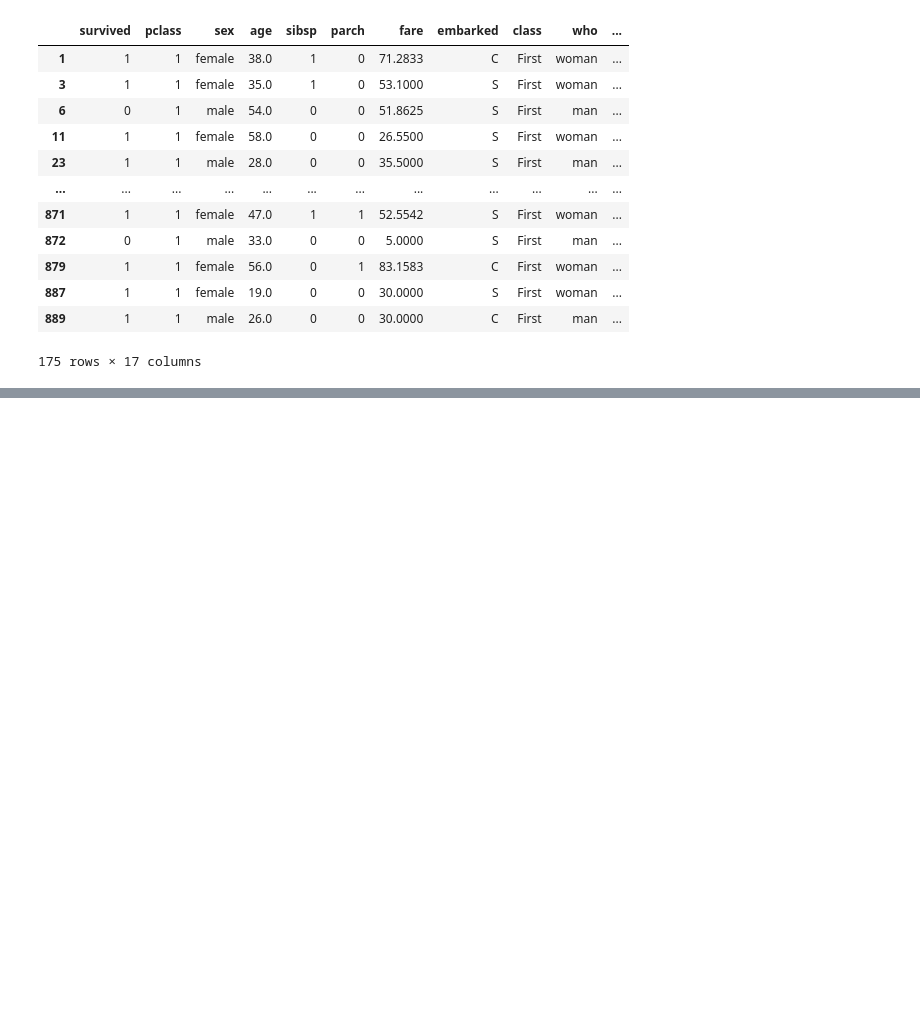
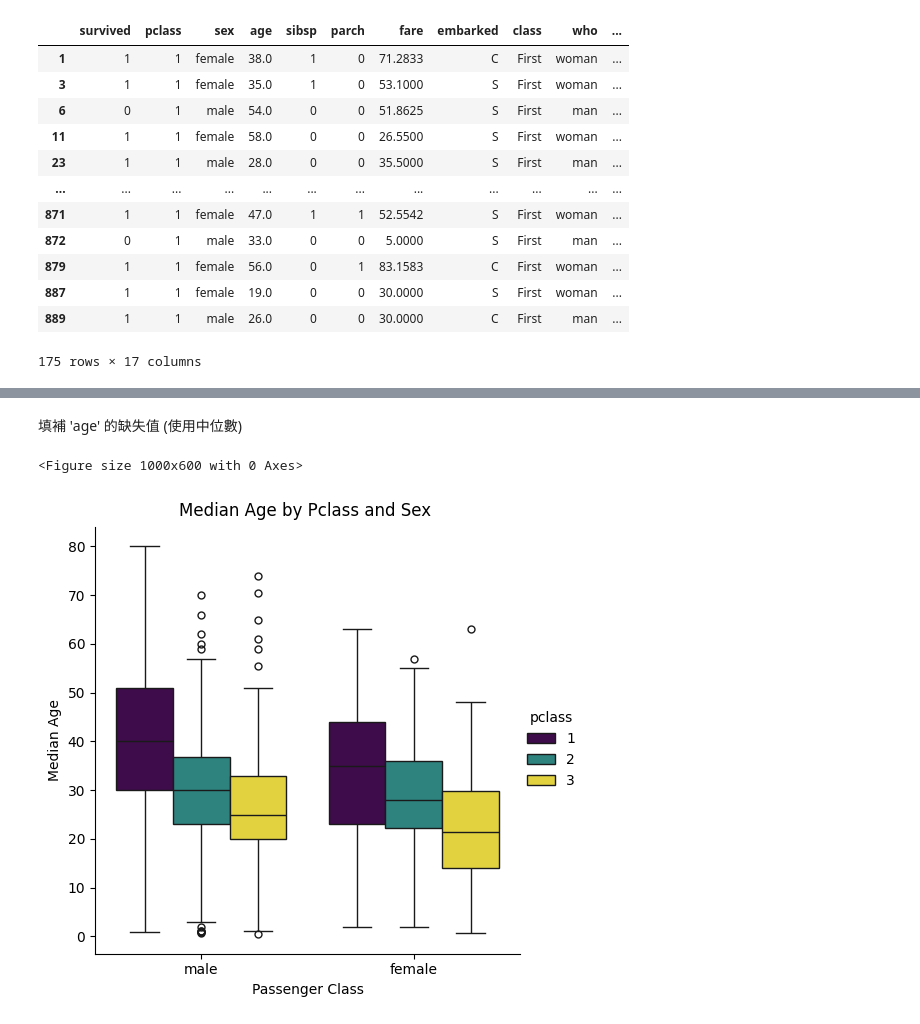
Before and after one commit to aaronhuang317/Titanic-Passenger-Survival-Prediction-and-Risk-Factor-Analysis, a Jupyter notebook: Titanic-Passenger-Survival-Prediction-and-Risk-Factor-Analysis.ipynb, the cells around one changed output, grey strips where cells are left out. Cells and saved outputs as stored; diff of their text form; code cells hidden in the pictures; blank space fills up the shorter version.

```diff
--- a/Titanic-Passenger-Survival-Prediction-and-Risk-Factor-Analysis.ipynb
+++ b/Titanic-Passenger-Survival-Prediction-and-Risk-Factor-Analysis.ipynb
@@ -551,0 +609,16 @@ See the caveats in the documentation: https://pandas.pydata.org/pandas-docs/stab
+# %%
+# 複製現有的 'who' 欄位作為基礎
+titanic_df['who_extended'] = titanic_df['who']
+
+# 將 65 歲及以上的乘客歸類為 'elderly'
+# 注意：這裡會覆蓋掉原先是 'man' 或 'woman' 的老年人
+titanic_df.loc[titanic_df['age'] >= 65, 'who_extended'] = 'elderly'
+
+display(titanic_df['who'].value_counts())#算欄位項目出現次數
+print(titanic_df['who'].value_counts().sum())
+
+display(titanic_df['who_extended'].value_counts())
+print(titanic_df['who_extended'].value_counts().sum())
+
+# 檢查新的 'who_extended' 欄位的唯一值，確認分類正確
+print("新的 'who_extended' 分類：", titanic_df['who_extended'].unique())
@@ -551,0 +666,10 @@ See the caveats in the documentation: https://pandas.pydata.org/pandas-docs/stab
+# %%
+from sklearn.model_selection import train_test_split
+from sklearn.ensemble import RandomForestClassifier
+from sklearn.metrics import accuracy_score, classification_report
+from sklearn.preprocessing import OneHotEncoder
+from sklearn.impute import SimpleImputer
+import numpy as np
+
+# 複製 DataFrame 以免影響原始數據
+df_ml = titanic_df.copy()
@@ -551,0 +711,20 @@ See the caveats in the documentation: https://pandas.pydata.org/pandas-docs/stab
+# %% [markdown]
+填補 'age' 的缺失值 (使用中位數)
+# %%
+# 繪製根據艙等和性別劃分的年齡中位數
+plt.figure(figsize=(10, 6))
+sns.catplot(
+    x='sex',
+    y='age',
+    hue='pclass',
+    data=df_ml,
+    kind='box',
+    palette='viridis'
+)
+plt.suptitle('Median Age by Pclass and Sex', y=1.02) # 調整總標題位置
+plt.xlabel('Passenger Class')
+plt.ylabel('Median Age')
+plt.show()
+# %% [output]
+<Figure size 1000x600 with 0 Axes>
+[figure, added]
```
Also changed, not shown: parts of 35 cells of this notebook.
